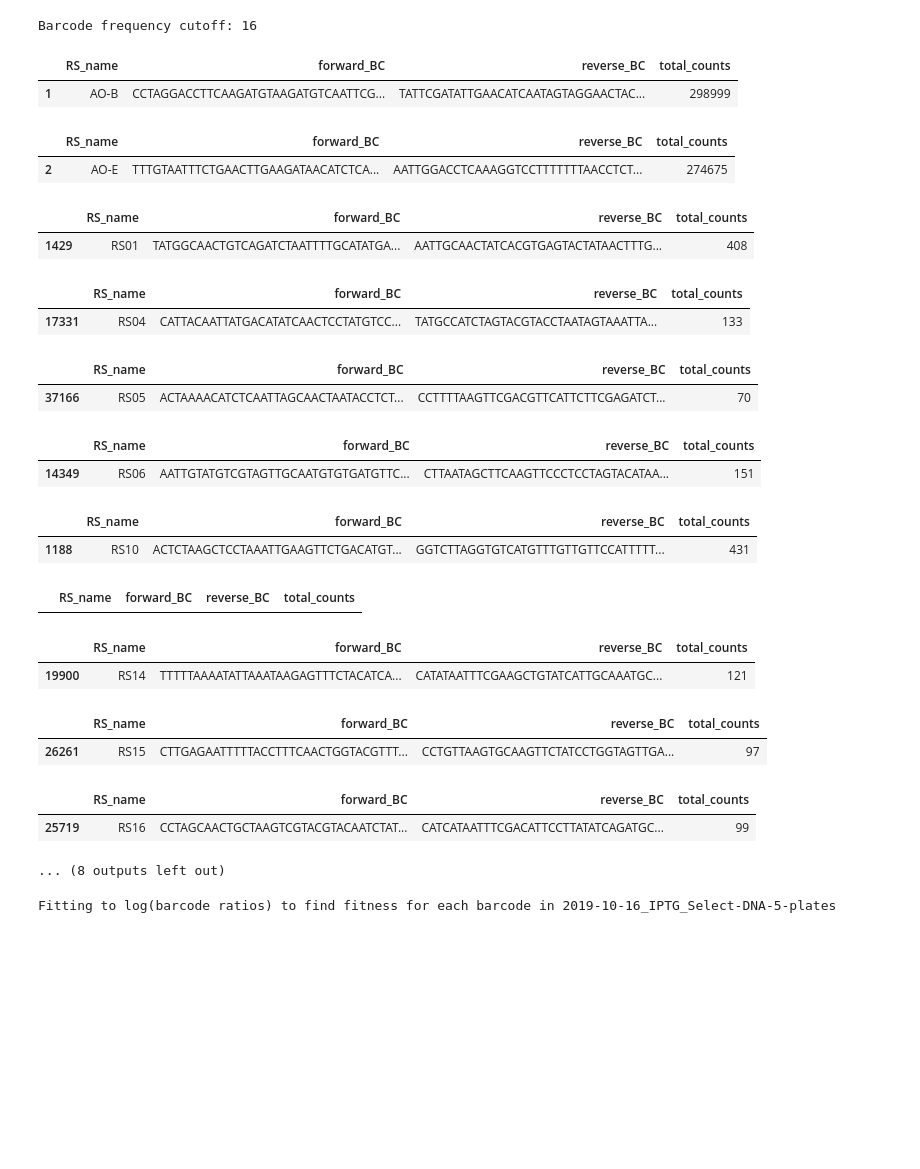
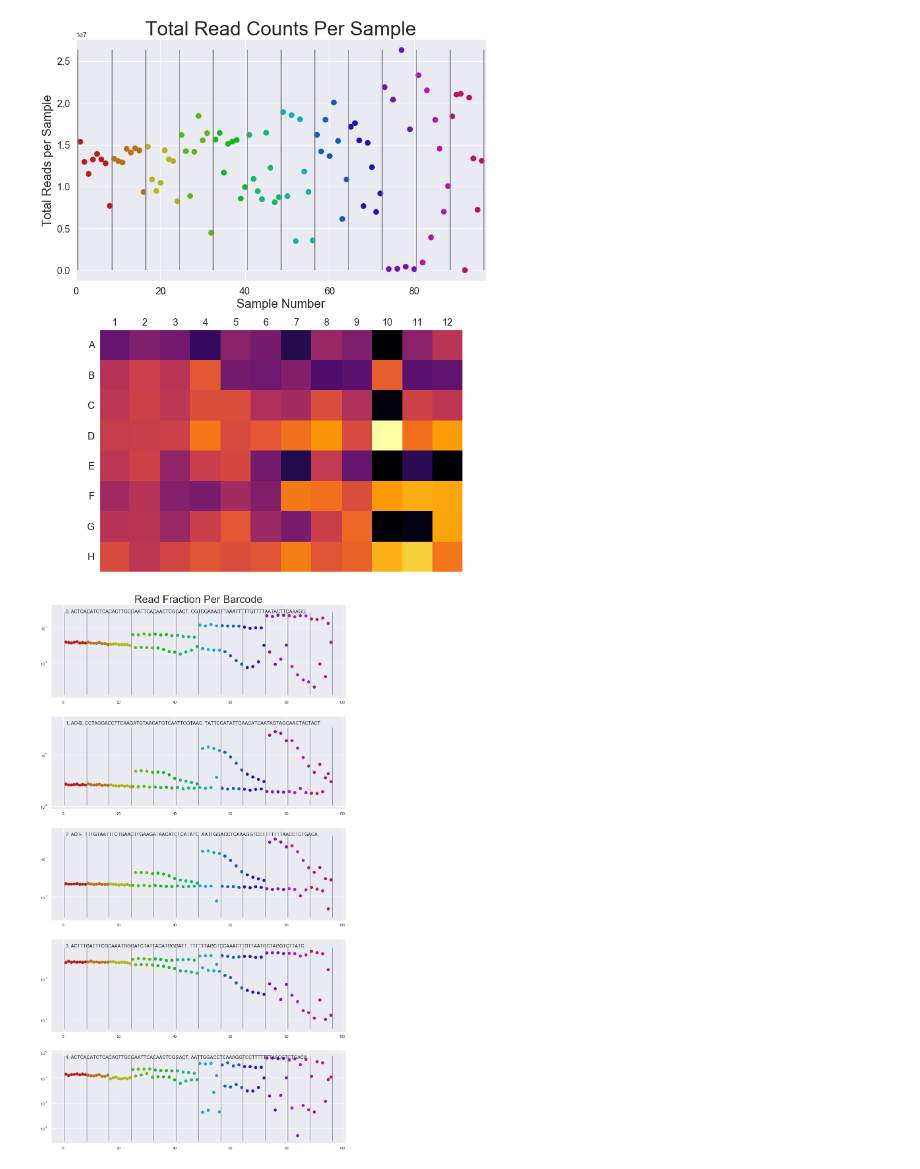
Before and after one commit to djross22/gsf_ims_fitness, a Jupyter notebook: BarSeq summary plots.4.ipynb, the cells around one changed output. Saved outputs shown, nothing was run; the diff lists cells and outputs as text; code cells hidden in the pictures; blank space fills up the shorter version.

```diff
--- a/BarSeq summary plots.4.ipynb
+++ b/BarSeq summary plots.4.ipynb
@@ -33,26 +80,8 @@ Importing BarSeq count data and plotting histogram for thresholding for experime
+# %%
+barcode_frame.plot_read_counts()
+# %% [output]
+[figure, added]
 # %%
-barcode_frame = fitness.bar_seq_quality_plots(barcode_frame, main_directory, num_to_plot=5, cutoff=16)
+barcode_frame.plot_read_fractions(num_to_plot=5)
 # %% [output]
-Barcode frequency cutoff: 16
-|  | RS_name | forward_BC | reverse_BC | total_counts |
-| 1 | AO-B | CCTAGGACCTTCAAGATGTAAGATGTCAATTCG... | TATTCGATATTGAACATCAATAGTAGGAACTAC... | 298999 |
-|  | RS_name | forward_BC | reverse_BC | total_counts |
-| 2 | AO-E | TTTGTAATTTCTGAACTTGAAGATAACATCTCA... | AATTGGACCTCAAAGGTCCTTTTTTTAACCTCT... | 274675 |
-|  | RS_name | forward_BC | reverse_BC | total_counts |
-| 1429 | RS01 | TATGGCAACTGTCAGATCTAATTTTGCATATGA... | AATTGCAACTATCACGTGAGTACTATAACTTTG... | 408 |
-|  | RS_name | forward_BC | reverse_BC | total_counts |
-| 17331 | RS04 | CATTACAATTATGACATATCAACTCCTATGTCC... | TATGCCATCTAGTACGTACCTAATAGTAAATTA... | 133 |
-|  | RS_name | forward_BC | reverse_BC | total_counts |
-| 37166 | RS05 | ACTAAAACATCTCAATTAGCAACTAATACCTCT... | CCTTTTAAGTTCGACGTTCATTCTTCGAGATCT... | 70 |
-|  | RS_name | forward_BC | reverse_BC | total_counts |
-| 14349 | RS06 | AATTGTATGTCGTAGTTGCAATGTGTGATGTTC... | CTTAATAGCTTCAAGTTCCCTCCTAGTACATAA... | 151 |
-|  | RS_name | forward_BC | reverse_BC | total_counts |
-| 1188 | RS10 | ACTCTAAGCTCCTAAATTGAAGTTCTGACATGT... | GGTCTTAGGTGTCATGTTTGTTGTTCCATTTTT... | 431 |
-|  | RS_name | forward_BC | reverse_BC | total_counts |
-|  | RS_name | forward_BC | reverse_BC | total_counts |
-| 19900 | RS14 | TTTTTAAAATATTAAATAAGAGTTTCTACATCA... | CATATAATTTCGAAGCTGTATCATTGCAAATGC... | 121 |
-|  | RS_name | forward_BC | reverse_BC | total_counts |
-| 26261 | RS15 | CTTGAGAATTTTTACCTTTCAACTGGTACGTTT... | CCTGTTAAGTGCAAGTTCTATCCTGGTAGTTGA... | 97 |
-|  | RS_name | forward_BC | reverse_BC | total_counts |
-| 25719 | RS16 | CCTAGCAACTGCTAAGTCGTACGTACAATCTAT... | CATCATAATTTCGACATTCCTTATATCAGATGC... | 99 |
-... (8 outputs left out)
+[figure, added]
@@ -66,4 +87,0 @@ barcode_fit_frame = pd.concat([barcode_fit_frame, RS_count_frame[2:]]).copy()
-# %%
-barcode_fit_frame = fitness.fit_barcode_fitness(barcode_fit_frame, main_directory)
-# %% [output]
-Fitting to log(barcode ratios) to find fitness for each barcode in 2019-10-16_IPTG_Select-DNA-5-plates
```
Also changed, not shown: parts of 16 cells of this notebook, 1 other file.
